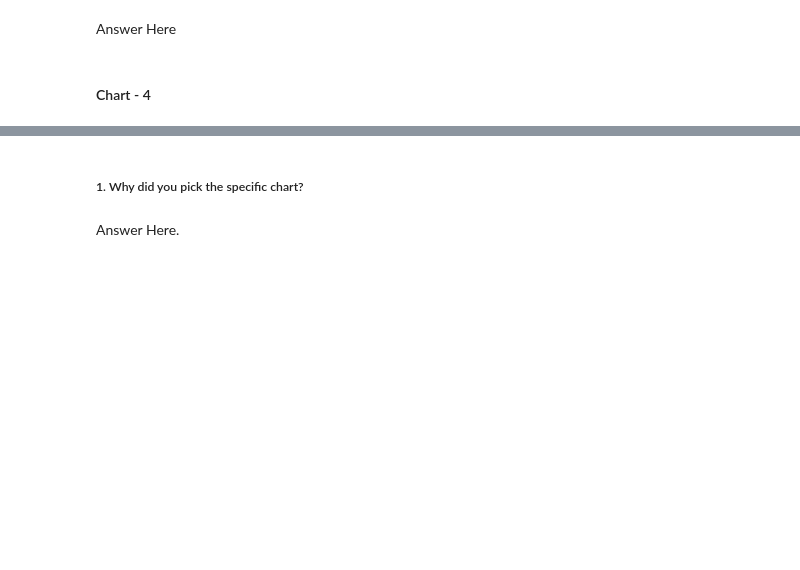
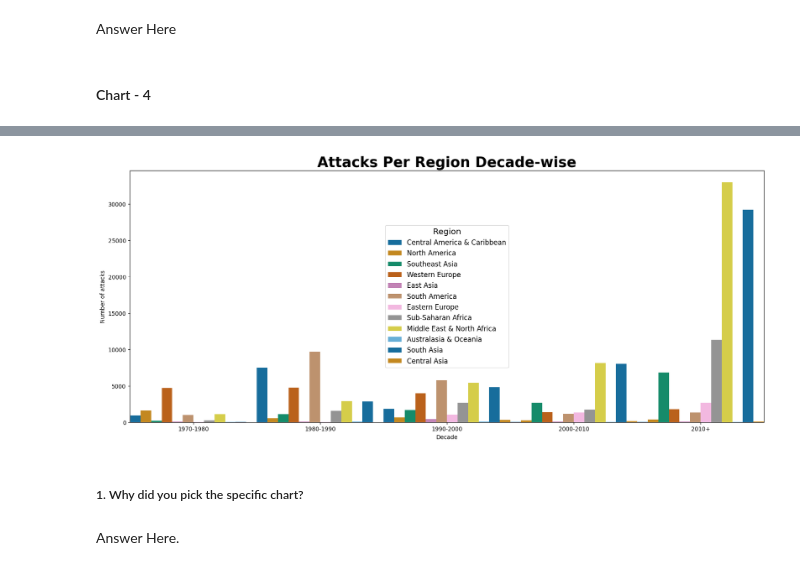
Before and after one commit to Mansi67/Global_Terrorism_Dataset_EDA, a Jupyter notebook: Global_Terrorism_Dataset_EDA.ipynb, the cells around one changed output, grey strips where cells are left out. Drawn from its saved outputs; the diff is of its cells as text; code cells hidden in the pictures; blank space fills up the shorter version.

```diff
--- a/Global_Terrorism_Dataset_EDA.ipynb
+++ b/Global_Terrorism_Dataset_EDA.ipynb
@@ -275,0 +394,15 @@ Answer Here
+# %%
+def decade(year):
+    if year>=1970 and year<1980:
+       result='1970-1980'
+    elif year>=1980 and year<1990:
+       result= '1980-1990'
+    elif year>=1990 and year<2000:
+      result= '1990-2000'
+    elif year>=2000 and year<2010:
+       result= '2000-2010'
+    else:
+       result= '2010-2017'
+    return result
+# %%
+df['decade']=df['Year'].apply(decade)
@@ -276,3 +436,18 @@ Answer Here
+# %%
+# Chart - 4 visualization code
+plt.figure(figsize = (20,8))
+ax=sns.countplot(x='decade', data=df, hue='Region', width = 1, palette='colorblind')
+plt.ylabel('Number of attacks')
+plt.xlabel('Decade')
+plt.title('Attacks Per Region Decade-wise', fontsize = 25, fontweight="bold")
+plt.legend(loc='upper center',
+    fontsize='large',
+    title='Region',
+    title_fontsize='x-large')
+
+plt.show()
+# %% [output]
+[figure, added]
 # %% [markdown]
 ##### 1. Why did you pick the specific chart?
 # %% [markdown]
```
Also changed, not shown: parts of 27 cells of this notebook.
